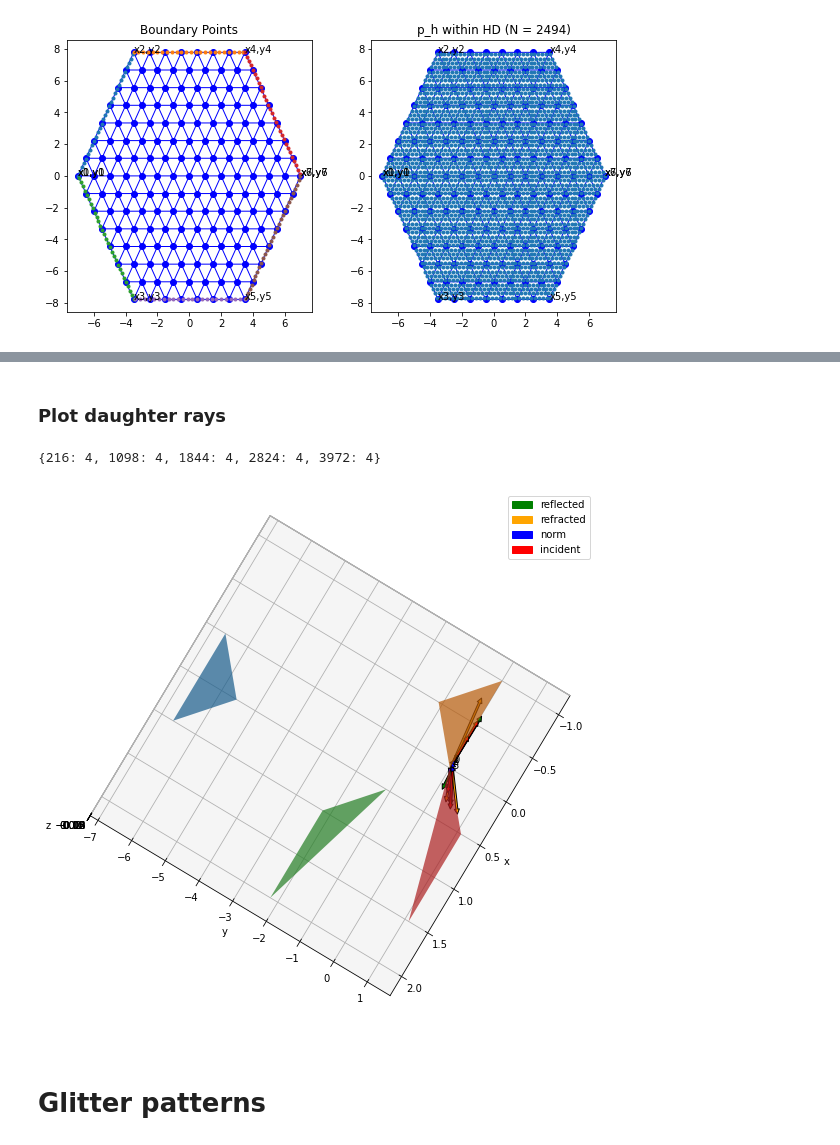
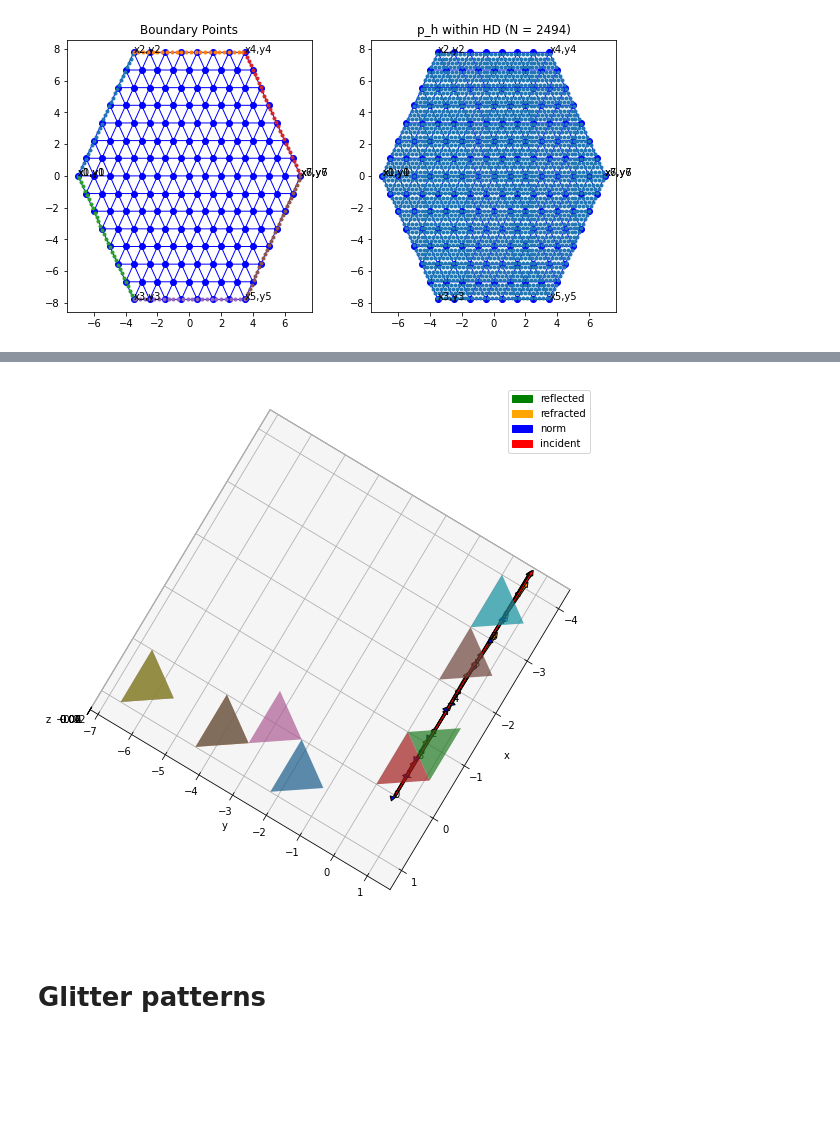
Before and after one commit to pakhuiying/wave_simulation, a Jupyter notebook: Cox_Munk_wave.ipynb, the cells around one changed output, grey strips where cells are left out. Cells and saved outputs as stored; diff of their text form; code cells hidden in the pictures; blank space fills up the shorter version.

```diff
--- a/Cox_Munk_wave.ipynb
+++ b/Cox_Munk_wave.ipynb
@@ -984,13 +997,7 @@ rt.multiple_scattering(data_list,thresh=4)
-# %% [markdown]
-### Plot daughter rays
-# %%
-{k:len(v) for k,v in data_list[list(data_list)[4]].items() if len(v) > 3}
-# %% [output]
-{216: 4, 1098: 4, 1844: 4, 2824: 4, 3972: 4}
 # %%
-rt.plot_daughter_rays(data_list[list(data_list)[4]][216],elev=90,azim=30) #195
+rt.plot_daughter_rays(data_list[list(data_list)[0]][1649],elev=90,azim=30) #195
 # %% [output]
-[figure, old version]
+[figure, new version]
 # %% [markdown]
 # Glitter patterns
 # %% [markdown]
```
Also changed, not shown: parts of 31 cells of this notebook, 20 other files.
